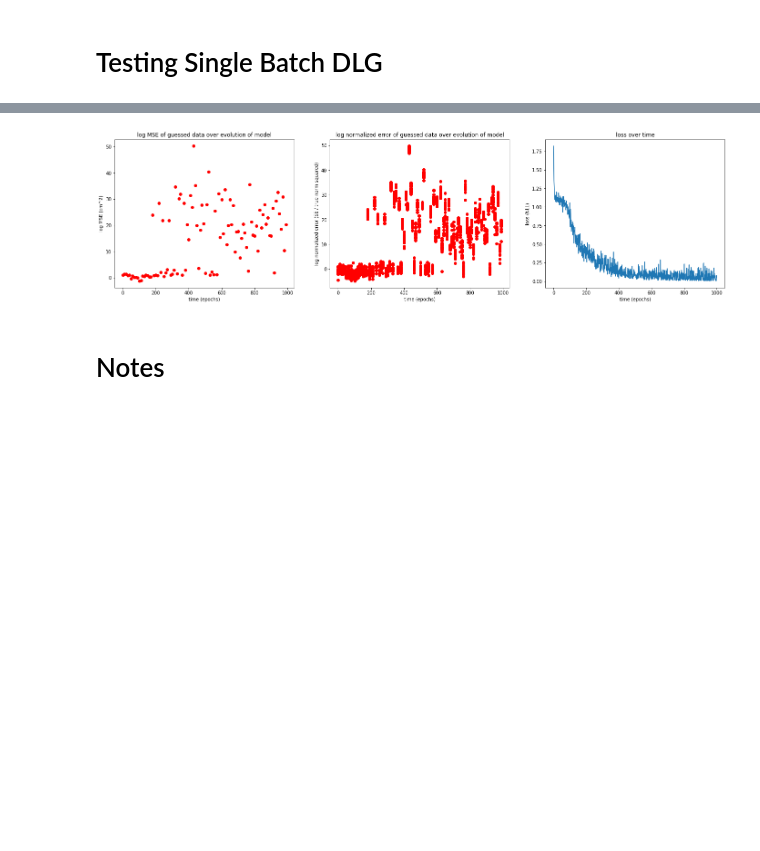
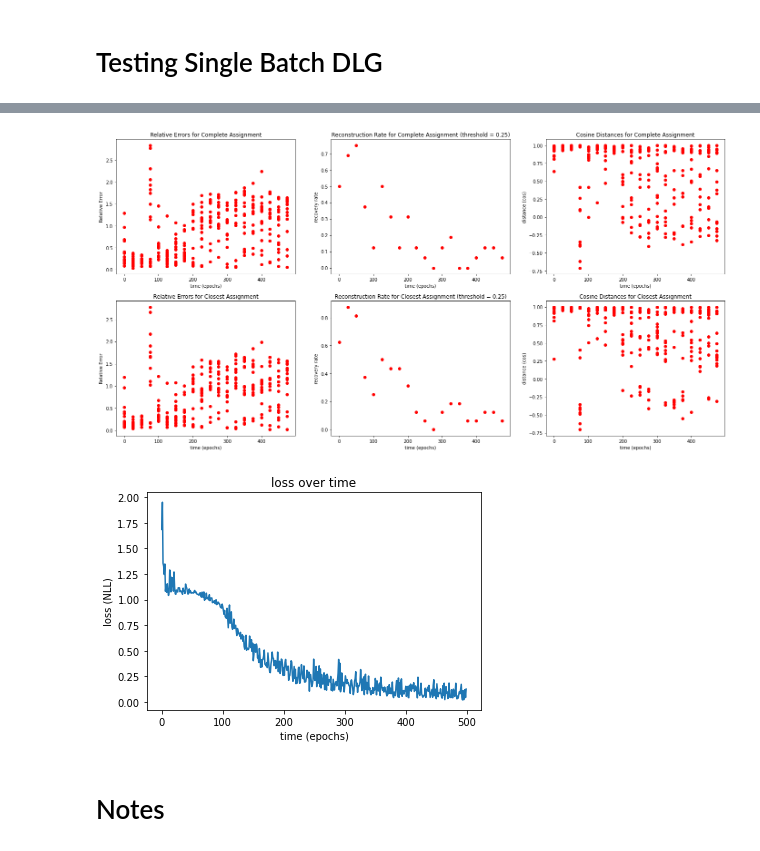
Before and after one commit to mgozon/DLG-UROP, a Jupyter notebook: Batch_DLG_Evolution_Iris_Dataset.ipynb, the cells around one changed output, grey strips where cells are left out. Cells and saved outputs as stored; diff of their text form; code cells hidden in the pictures; blank space fills up the shorter version.

```diff
--- a/Batch_DLG_Evolution_Iris_Dataset.ipynb
+++ b/Batch_DLG_Evolution_Iris_Dataset.ipynb
@@ -538,10 +184,12 @@ def train_net_Adam_DLG(train_data, train_target, batch_size = 32, epochs = 100,
 # %%
 # results of training a model + dlg
 net.apply(weights_init)
-epochs = 1000
+epochs = 500
 batch_size = 16
-dlg_rate = 10
+dlg_rate = 25
 verbose = True
-losses, dlg_timestamps, dlg_SEs, dlg_MSE, dlg_n_errors, dlg_cos_angles = train_net_Adam_DLG(train_data, train_target, batch_size, epochs, verbose, dlg_rate)
-test_net(test_data, test_target)
+losses, dlg_timestamps, AA_REs, AA_RRate, AA_cos_angles, CA_REs, CA_RRate, CA_cos_angles \
+    = train_net_Adam_DLG(net, criterion, device, scaler, train_data, train_target, output_dim, batch_size, epochs, verbose, dlg_rate, \
+                         gt_data_len = input_dim, gt_onehot_label_len = output_dim, epoch_mult=200, w_decay=1e-12, scheduler_k = 0.01)
+test_net(net, test_data, test_target)
 # %% [output]
@@ -565,17 +401,37 @@ score: 30/30
-# %%
-# create summary plots of MSE and normalized errors over time
-fig, axs = plt.subplots(1, 3, figsize=(24, 6))
-
-axs[0].plot(dlg_timestamps, torch.log(torch.tensor(dlg_MSE)), 'ro')
-axs[0].set(title='log MSE of guessed data over evolution of model', xlabel='time (epochs)', ylabel='log MSE (cm^2)')
-
-axs[1].plot(torch.tensor(dlg_timestamps).repeat_interleave(batch_size), torch.log(torch.tensor(dlg_n_errors).view(-1)), 'ro')
-axs[1].set(title='log normalized error of guessed data over evolution of model', xlabel='time (epochs)', ylabel='log normalized error (SE / true norm squared)')
-
-axs[2].plot(list(range(epochs)), losses)
-axs[2].set(title='loss over time', xlabel='time (epochs)', ylabel='loss (NLL)')
-
-plt.savefig('train_DLG_16.png', dpi=300)
-# %% [output]
-[figure, removed]
+# %%
+# create summary plots of MSE and normalized errors over time
+fig, axs = plt.subplots(2, 3, figsize=(8*3, 6*2))
+
+# complete assignment
+axs[0, 0].plot(dlg_timestamps, AA_REs, 'ro')
+axs[0, 0].set(title='Relative Errors for Complete Assignment', xlabel='time (epochs)', ylabel='Relative Error')
+
+axs[0, 1].plot(dlg_timestamps, AA_RRate, 'ro')
+axs[0, 1].set(title='Reconstruction Rate for Complete Assignment (threshold = 0.25)', xlabel='time (epochs)', ylabel='recovery rate')
+
+axs[0, 2].plot(dlg_timestamps, AA_cos_angles, 'ro')
+axs[0, 2].set(title='Cosine Distances for Complete Assignment', xlabel='time (epochs)', ylabel='distance (cos)')
+
+# closest assignment
+axs[1, 0].plot(dlg_timestamps, CA_REs, 'ro')
+axs[1, 0].set(title='Relative Errors for Closest Assignment', xlabel='time (epochs)', ylabel='Relative Error')
+
+axs[1, 1].plot(dlg_timestamps, CA_RRate, 'ro')
+axs[1, 1].set(title='Reconstruction Rate for Closest Assignment (threshold = 0.25)', xlabel='time (epochs)', ylabel='recovery rate')
+
+axs[1, 2].plot(dlg_timestamps, CA_cos_angles, 'ro')
+axs[1, 2].set(title='Cosine Distances for Closest Assignment', xlabel='time (epochs)', ylabel='distance (cos)')
+
+plt.savefig('train_DLG_16_nm.png', dpi=300)
+plt.show()
+
+plt.plot(list(range(epochs)), losses)
+plt.title('loss over time')
+plt.xlabel('time (epochs)')
+plt.ylabel('loss (NLL)')
+plt.savefig('train_DLG_16_nm_loss.png', dpi=300)
+plt.show()
+# %% [output]
+[figure, added]
+[figure, added]
 # %%
```
Also changed, not shown: parts of 29 cells of this notebook.
